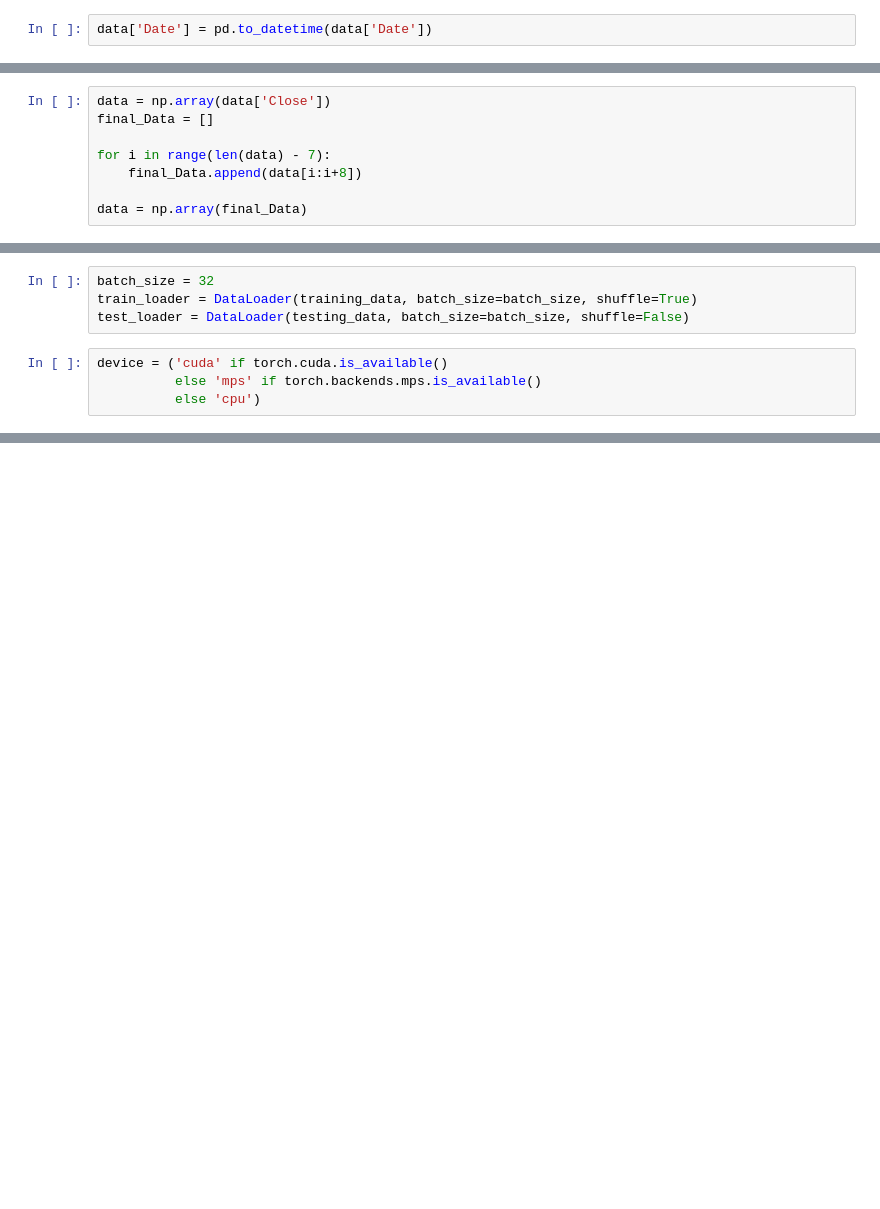
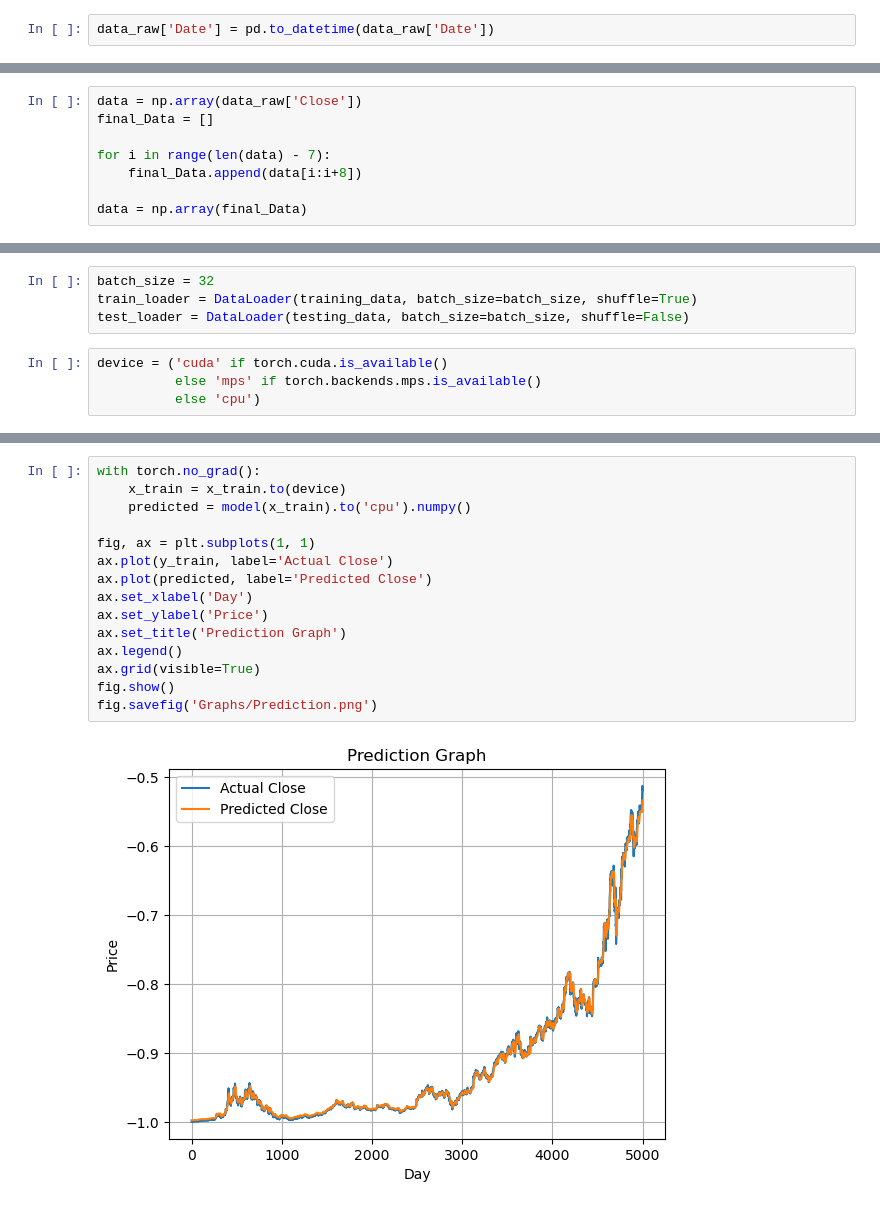
Before and after one commit to tkC0ding/StockPredicter-LSTM, a Jupyter notebook: code_file.ipynb, the cells around one changed output, grey strips where cells are left out. Drawn from its saved outputs; the diff is of its cells as text; blank space fills up the shorter version.

```diff
--- a/code_file.ipynb
+++ b/code_file.ipynb
@@ -22,4 +22,4 @@ data = data[['Date', 'Close']]
 # %%
-data['Date'] = pd.to_datetime(data['Date'])
+data_raw['Date'] = pd.to_datetime(data_raw['Date'])
 # %%
 fig, ax = plt.subplots(1, 1)
@@ -32,7 +33,7 @@ fig.show()
 # %% [output]
 [figure]
 # %%
-data = np.array(data['Close'])
+data = np.array(data_raw['Close'])
 final_Data = []
 
 for i in range(len(data) - 7):
@@ -107,0 +172,17 @@ class LSTM(nn.Module):
+# %%
+with torch.no_grad():
+    x_train = x_train.to(device)
+    predicted = model(x_train).to('cpu').numpy()
+
+fig, ax = plt.subplots(1, 1)
+ax.plot(y_train, label='Actual Close')
+ax.plot(predicted, label='Predicted Close')
+ax.set_xlabel('Day')
+ax.set_ylabel('Price')
+ax.set_title('Prediction Graph')
+ax.legend()
+ax.grid(visible=True)
+fig.show()
+fig.savefig('Graphs/Prediction.png')
+# %% [output]
+[figure, added]
```
Also changed, not shown: parts of 8 cells of this notebook, 3 other files.
